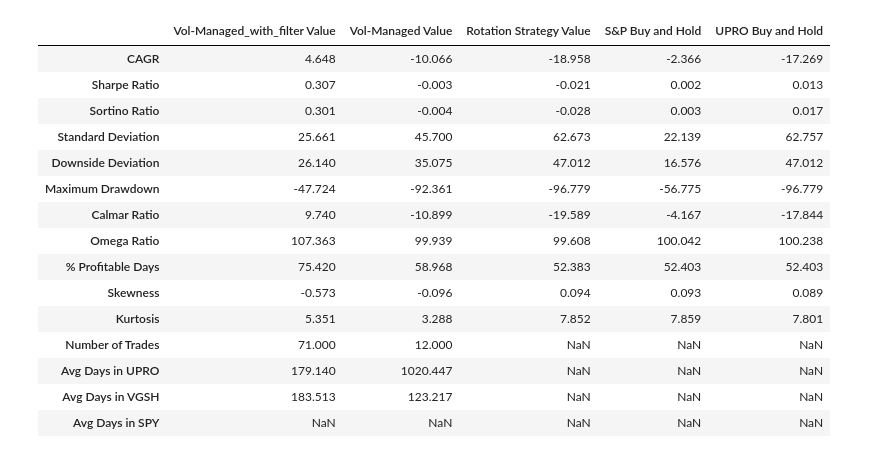
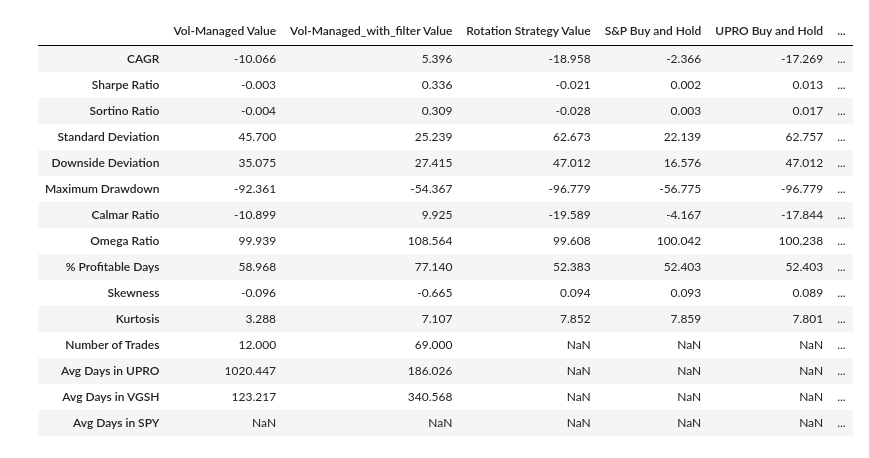
Before and after one commit to dylan-source/tradfi_model, a Jupyter notebook: S&P_Model_v12.ipynb, the cells around one changed output. Saved outputs shown, nothing was run; the diff lists cells and outputs as text; code cells hidden in the pictures.

```diff
--- a/S&P_Model_v12.ipynb
+++ b/S&P_Model_v12.ipynb
@@ -457,8 +676,6 @@ def plot_returns_distribution(returns, bins=50, title="Distribution of Returns")
 # %%
 # Start and end dates
 start_date = '2000-01-01'
-# end_date = '2020-01-01'
-# start_date = '2020-01-01'
 end_date = '2010-03-10'
 
 # Fetch historical data for the S&P 500, VGSH, and UPRO
@@ -471,6 +688,7 @@ risk_off = 0.3
 risk_on = 0.25
 
 # Calculate each strategy
+leveraged_risk_on_df = calculate_leveraged_risk_on_strategy(data_df, initial_value=100.0, ema_period=200)
 vol_managed_with_filter_df = calculate_vol_managed_with_filter_strategy(data_df, lookback_period, risk_off, risk_on, initial_value=100.0, ema_period=200)
 vol_managed_df = calculate_vol_managed_strategy(data_df, lookback_period, risk_off, risk_on)
 snp_buy_and_hold_df = calculate_snp_buy_and_hold_strategy(data_df)
@@ -478,7 +696,7 @@ upro_buy_and_hold_df = calculate_upro_buy_and_hold_strategy(data_df)
 rotation_strategy = calculate_rotation_strategy(data_df, upro_ath=1.88, sp500_ath=1104, risk_on_percentage=19)
 
 # Concatenate all strategy data
-combined_df = pd.concat([vol_managed_with_filter_df, vol_managed_df, snp_buy_and_hold_df, upro_buy_and_hold_df, rotation_strategy], axis=1)
+combined_df = pd.concat([vol_managed_df, vol_managed_with_filter_df, snp_buy_and_hold_df, upro_buy_and_hold_df, rotation_strategy, leveraged_risk_on_df], axis=1)
 
 # Add the closing prices of S&P 500, VGSH, UPRO, and SPY to the combined_df
 combined_df['S&P 500 Close'] = data_df['S&P 500 Close']
@@ -495,22 +721,22 @@ YF.download() has changed argument auto_adjust default to True
 # %%
-strategy_names = ['Vol-Managed_with_filter Value', 'Vol-Managed Value', 'Rotation Strategy Value', 'S&P Buy and Hold', 'UPRO Buy and Hold']
+strategy_names = ['Vol-Managed Value', 'Vol-Managed_with_filter Value', 'Rotation Strategy Value', 'S&P Buy and Hold', 'UPRO Buy and Hold', 'Leveraged_risk_on Value']
 metrics_df = calculate_investment_metrics(combined_df, strategy_names)
 metrics_df
 # %% [output]
-|  | Vol-Managed_with_filter Value | Vol-Managed Value | Rotation Strategy Value | S&P Buy and Hold | UPRO Buy and Hold |
-| CAGR | 4.648 | -10.066 | -18.958 | -2.366 | -17.269 |
-| Sharpe Ratio | 0.307 | -0.003 | -0.021 | 0.002 | 0.013 |
-| Sortino Ratio | 0.301 | -0.004 | -0.028 | 0.003 | 0.017 |
-| Standard Deviation | 25.661 | 45.700 | 62.673 | 22.139 | 62.757 |
-| Downside Deviation | 26.140 | 35.075 | 47.012 | 16.576 | 47.012 |
-| Maximum Drawdown | -47.724 | -92.361 | -96.779 | -56.775 | -96.779 |
-| Calmar Ratio | 9.740 | -10.899 | -19.589 | -4.167 | -17.844 |
-| Omega Ratio | 107.363 | 99.939 | 99.608 | 100.042 | 100.238 |
-| % Profitable Days | 75.420 | 58.968 | 52.383 | 52.403 | 52.403 |
-| Skewness | -0.573 | -0.096 | 0.094 | 0.093 | 0.089 |
-| Kurtosis | 5.351 | 3.288 | 7.852 | 7.859 | 7.801 |
-| Number of Trades | 71.000 | 12.000 | NaN | NaN | NaN |
-| Avg Days in UPRO | 179.140 | 1020.447 | NaN | NaN | NaN |
-| Avg Days in VGSH | 183.513 | 123.217 | NaN | NaN | NaN |
-| Avg Days in SPY | NaN | NaN | NaN | NaN | NaN |
+|  | Vol-Managed Value | Vol-Managed_with_filter Value | Rotation Strategy Value | S&P Buy and Hold | UPRO Buy and Hold | ... |
+| CAGR | -10.066 | 5.396 | -18.958 | -2.366 | -17.269 | ... |
+| Sharpe Ratio | -0.003 | 0.336 | -0.021 | 0.002 | 0.013 | ... |
+| Sortino Ratio | -0.004 | 0.309 | -0.028 | 0.003 | 0.017 | ... |
+| Standard Deviation | 45.700 | 25.239 | 62.673 | 22.139 | 62.757 | ... |
+| Downside Deviation | 35.075 | 27.415 | 47.012 | 16.576 | 47.012 | ... |
+| Maximum Drawdown | -92.361 | -54.367 | -96.779 | -56.775 | -96.779 | ... |
+| Calmar Ratio | -10.899 | 9.925 | -19.589 | -4.167 | -17.844 | ... |
+| Omega Ratio | 99.939 | 108.564 | 99.608 | 100.042 | 100.238 | ... |
+| % Profitable Days | 58.968 | 77.140 | 52.383 | 52.403 | 52.403 | ... |
+| Skewness | -0.096 | -0.665 | 0.094 | 0.093 | 0.089 | ... |
+| Kurtosis | 3.288 | 7.107 | 7.852 | 7.859 | 7.801 | ... |
+| Number of Trades | 12.000 | 69.000 | NaN | NaN | NaN | ... |
+| Avg Days in UPRO | 1020.447 | 186.026 | NaN | NaN | NaN | ... |
+| Avg Days in VGSH | 123.217 | 340.568 | NaN | NaN | NaN | ... |
+| Avg Days in SPY | NaN | NaN | NaN | NaN | NaN | ... |
 # %%
```
Also changed, not shown: parts of 5 cells of this notebook, 1 other file.
